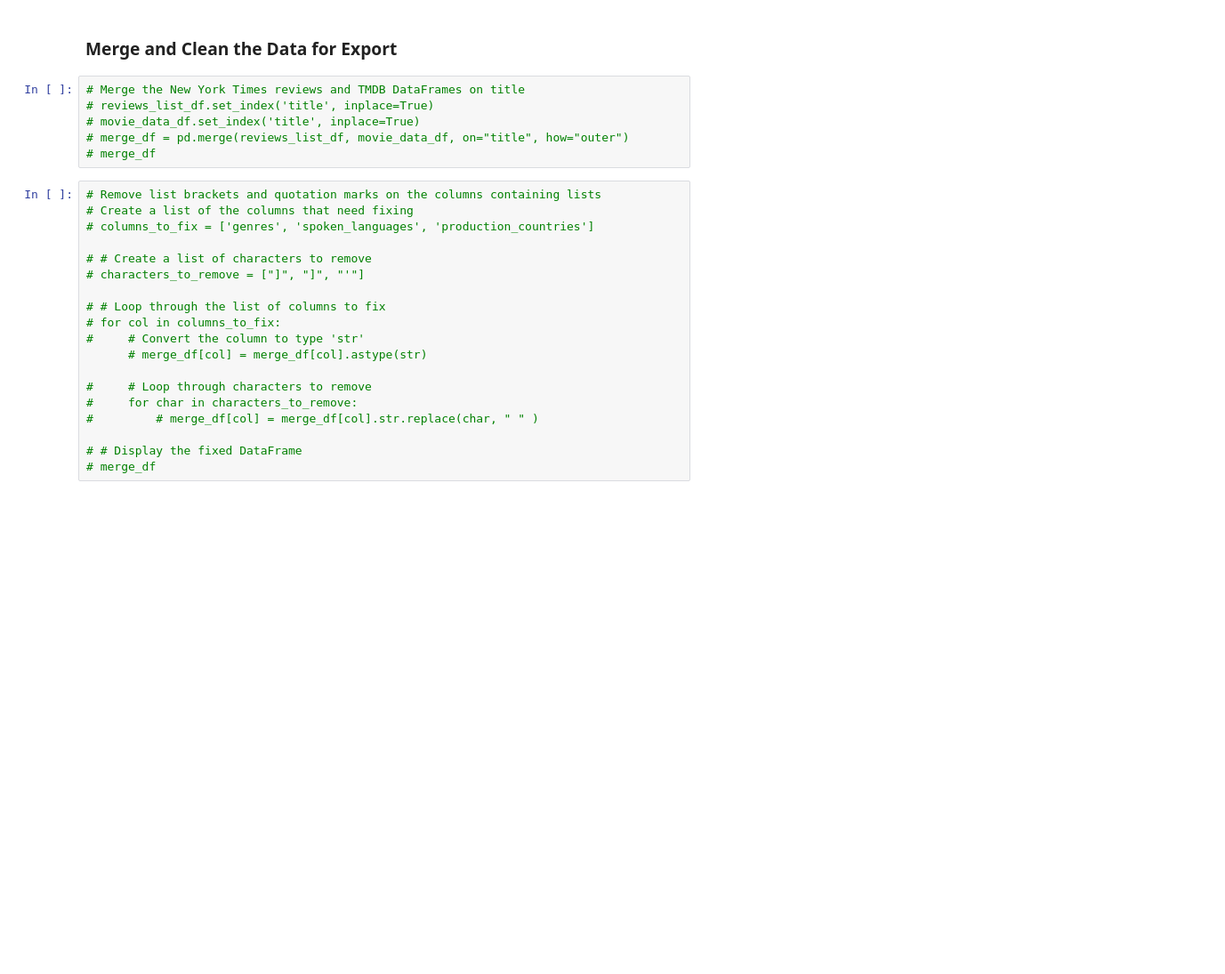
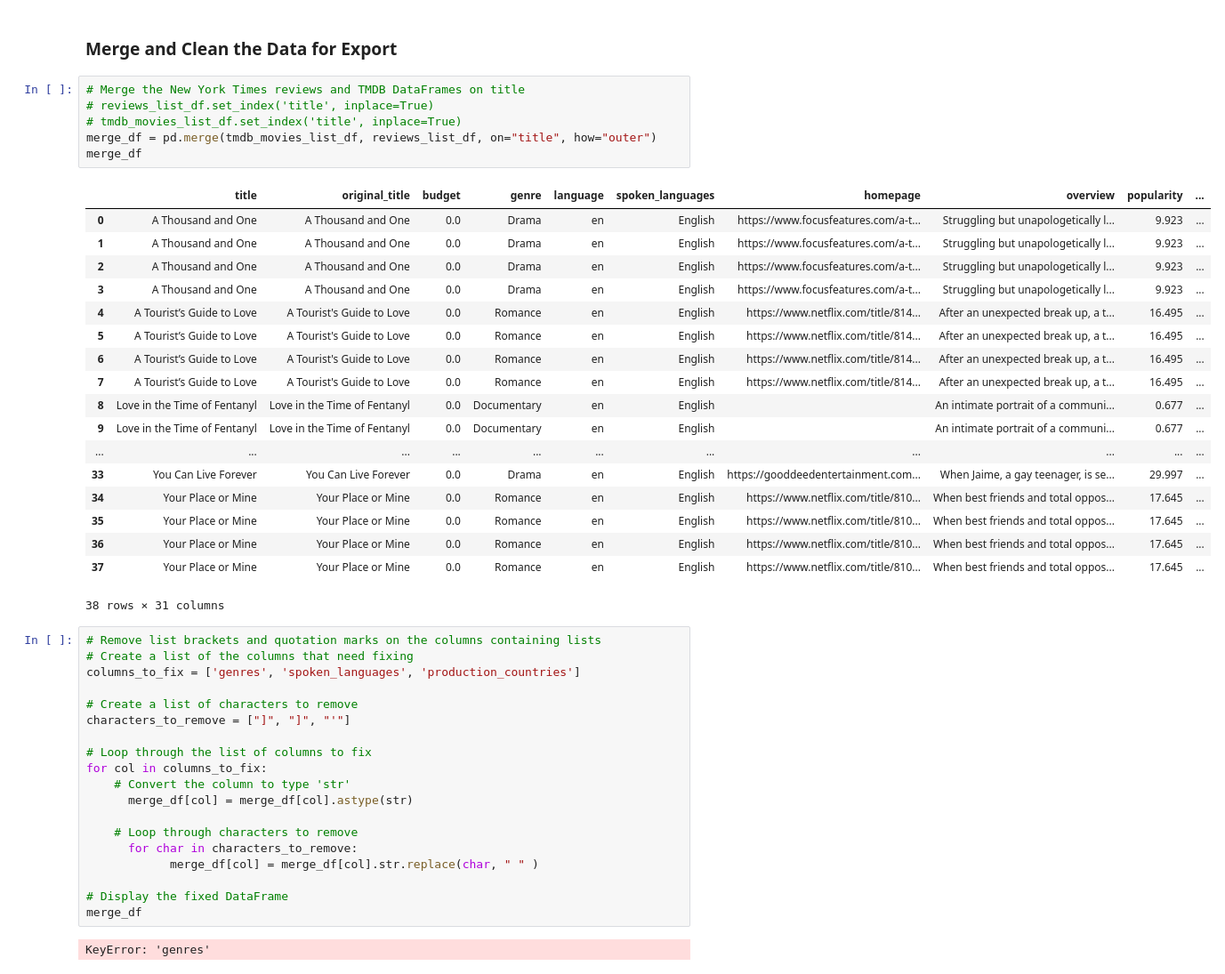
Before and after one commit to chelseyellen/data-sourcing-challenge, a Jupyter notebook: retrieve_movie_data.ipynb, the cells around one changed output. Shown at 89% size. Saved outputs shown, nothing was run; the diff lists cells and outputs as text; blank space fills up the shorter version.

```diff
--- a/retrieve_movie_data.ipynb
+++ b/retrieve_movie_data.ipynb
@@ -344,28 +367,49 @@ movie_data_df
 # %%
 # Merge the New York Times reviews and TMDB DataFrames on title
 # reviews_list_df.set_index('title', inplace=True)
-# movie_data_df.set_index('title', inplace=True)
-# merge_df = pd.merge(reviews_list_df, movie_data_df, on="title", how="outer")
-# merge_df
+# tmdb_movies_list_df.set_index('title', inplace=True)
+merge_df = pd.merge(tmdb_movies_list_df, reviews_list_df, on="title", how="outer")
+merge_df
+# %% [output]
+|  | title | original_title | budget | genre | language | spoken_languages | homepage | overview | popularity | ... |
+| 0 | A Thousand and One | A Thousand and One | 0.0 | Drama | en | English | https://www.focusfeatures.com/a-t... | Struggling but unapologetically l... | 9.923 | ... |
+| 1 | A Thousand and One | A Thousand and One | 0.0 | Drama | en | English | https://www.focusfeatures.com/a-t... | Struggling but unapologetically l... | 9.923 | ... |
+| 2 | A Thousand and One | A Thousand and One | 0.0 | Drama | en | English | https://www.focusfeatures.com/a-t... | Struggling but unapologetically l... | 9.923 | ... |
+| 3 | A Thousand and One | A Thousand and One | 0.0 | Drama | en | English | https://www.focusfeatures.com/a-t... | Struggling but unapologetically l... | 9.923 | ... |
+| 4 | A Tourist’s Guide to Love | A Tourist's Guide to Love | 0.0 | Romance | en | English | https://www.netflix.com/title/814... | After an unexpected break up, a t... | 16.495 | ... |
+| 5 | A Tourist’s Guide to Love | A Tourist's Guide to Love | 0.0 | Romance | en | English | https://www.netflix.com/title/814... | After an unexpected break up, a t... | 16.495 | ... |
+| 6 | A Tourist’s Guide to Love | A Tourist's Guide to Love | 0.0 | Romance | en | English | https://www.netflix.com/title/814... | After an unexpected break up, a t... | 16.495 | ... |
+| 7 | A Tourist’s Guide to Love | A Tourist's Guide to Love | 0.0 | Romance | en | English | https://www.netflix.com/title/814... | After an unexpected break up, a t... | 16.495 | ... |
+| 8 | Love in the Time of Fentanyl | Love in the Time of Fentanyl | 0.0 | Documentary | en | English |  | An intimate portrait of a communi... | 0.677 | ... |
+| 9 | Love in the Time of Fentanyl | Love in the Time of Fentanyl | 0.0 | Documentary | en | English |  | An intimate portrait of a communi... | 0.677 | ... |
+| ... | ... | ... | ... | ... | ... | ... | ... | ... | ... | ... |
+| 33 | You Can Live Forever | You Can Live Forever | 0.0 | Drama | en | English | https://gooddeedentertainment.com... | When Jaime, a gay teenager, is se... | 29.997 | ... |
+| 34 | Your Place or Mine | Your Place or Mine | 0.0 | Romance | en | English | https://www.netflix.com/title/810... | When best friends and total oppos... | 17.645 | ... |
+| 35 | Your Place or Mine | Your Place or Mine | 0.0 | Romance | en | English | https://www.netflix.com/title/810... | When best friends and total oppos... | 17.645 | ... |
+| 36 | Your Place or Mine | Your Place or Mine | 0.0 | Romance | en | English | https://www.netflix.com/title/810... | When best friends and total oppos... | 17.645 | ... |
+| 37 | Your Place or Mine | Your Place or Mine | 0.0 | Romance | en | English | https://www.netflix.com/title/810... | When best friends and total oppos... | 17.645 | ... |
+38 rows × 31 columns
 # %%
 # Remove list brackets and quotation marks on the columns containing lists
 # Create a list of the columns that need fixing
-# columns_to_fix = ['genres', 'spoken_languages', 'production_countries']
+columns_to_fix = ['genres', 'spoken_languages', 'production_countries']
 
-# # Create a list of characters to remove
-# characters_to_remove = ["]", "]", "'"]
+# Create a list of characters to remove
+characters_to_remove = ["]", "]", "'"]
 
-# # Loop through the list of columns to fix
-# for col in columns_to_fix:
-#     # Convert the column to type 'str'
-      # merge_df[col] = merge_df[col].astype(str)
+# Loop through the list of columns to fix
+for col in columns_to_fix:
+    # Convert the column to type 'str'
+      merge_df[col] = merge_df[col].astype(str)
 
-#     # Loop through characters to remove
-#     for char in characters_to_remove:
-#         # merge_df[col] = merge_df[col].str.replace(char, " " )
+    # Loop through characters to remove
+      for char in characters_to_remove:
+            merge_df[col] = merge_df[col].str.replace(char, " " )
 
-# # Display the fixed DataFrame
-# merge_df
+# Display the fixed DataFrame
+merge_df
+# %% [output]
+KeyError: 'genres'
 # %%
 # Drop "byline.person" column
 # axis = 0 used for rows
```
Also changed, not shown: parts of 6 cells of this notebook, 1 other file.
